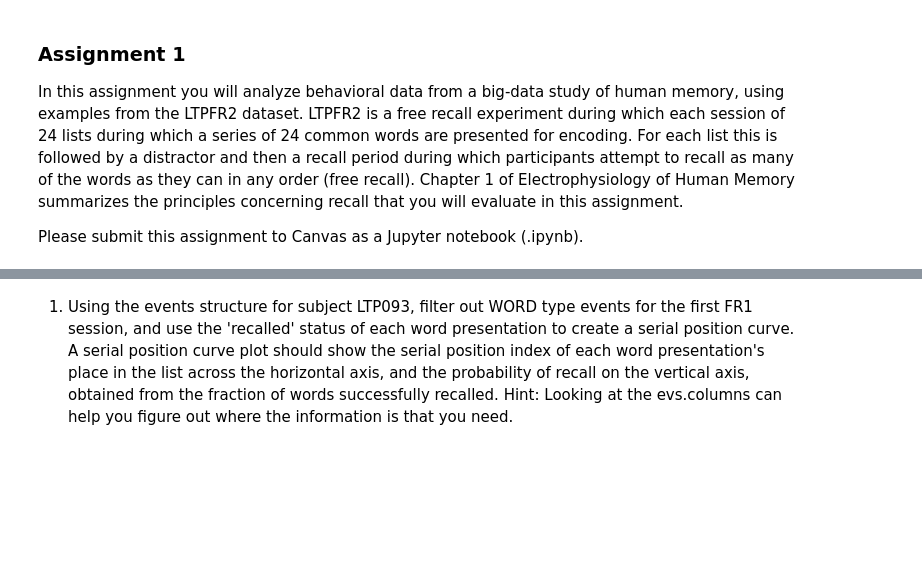
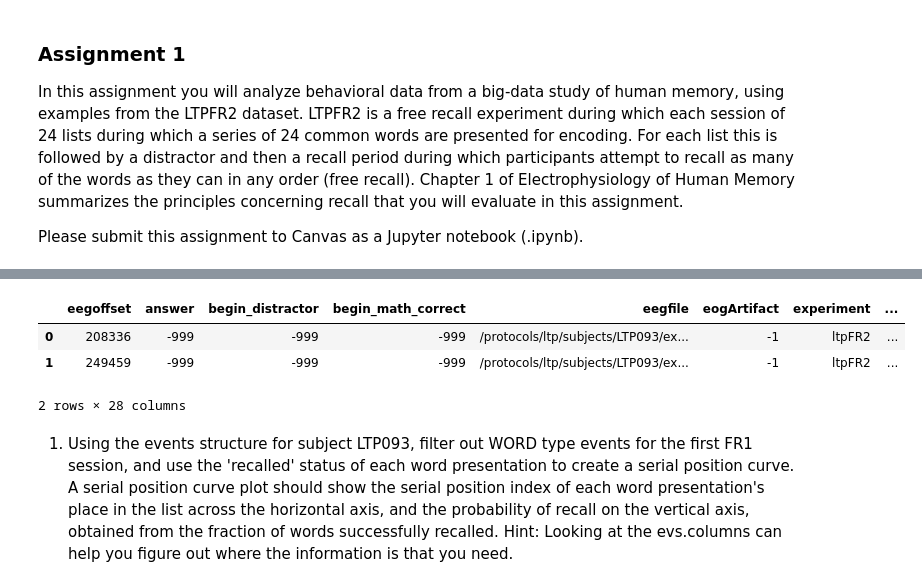
Before and after one commit to pennmem/COGS4290_DataMemoryBrains, a Jupyter notebook: Assignment1_MemorySearch.ipynb, the cells around one changed output, grey strips where cells are left out. Drawn from its saved outputs; the diff is of its cells as text; code cells hidden in the pictures; blank space fills up the shorter version.

```diff
--- a/Assignment1_MemorySearch.ipynb
+++ b/Assignment1_MemorySearch.ipynb
@@ -286,3 +299,19 @@ df = cml.get_data_index('ltp', rootdir='/').query('experiment == @exp')
+# %%
+sess_df = df.iloc[0]  # grab meta-data for first session in LTPFR2 data set
+
+# get a data reader as before, but without the montage and localization arguments
+reader = cml.CMLReader(subject=sess_df.subject,
+                       session=sess_df.session,
+                       experiment=sess_df.experiment)
+
+# load the behavioral events for this session
+evs = reader.load('events')
+evs.head(2)
+# %% [output]
+|  | eegoffset | answer | begin_distractor | begin_math_correct | eegfile | eogArtifact | experiment | ... |
+| 0 | 208336 | -999 | -999 | -999 | /protocols/ltp/subjects/LTP093/ex... | -1 | ltpFR2 | ... |
+| 1 | 249459 | -999 | -999 | -999 | /protocols/ltp/subjects/LTP093/ex... | -1 | ltpFR2 | ... |
+2 rows × 28 columns
 # %% [markdown]
 1. Using the events structure for subject LTP093, filter out WORD type events for the first FR1 session, and use the 'recalled' status of each word presentation to create a serial position curve.  A serial position curve plot should show the serial position index of each word presentation's place in the list across the horizontal axis, and the probability of recall on the vertical axis, obtained from the fraction of words successfully recalled.  Hint: Looking at the evs.columns can help you figure out where the information is that you need.
 # %% [markdown]
```
Also changed, not shown: parts of 8 cells of this notebook, 3 other files.
